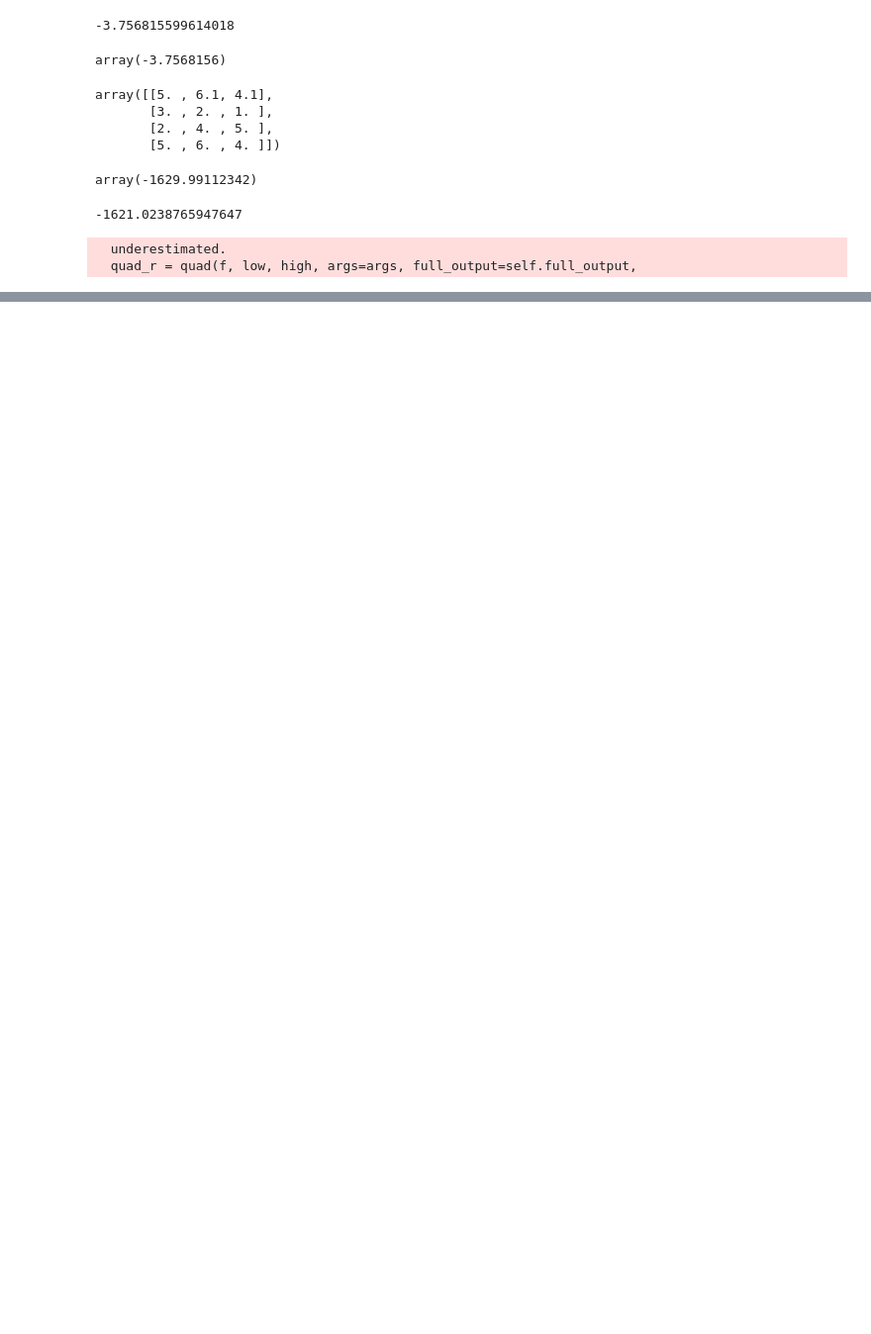
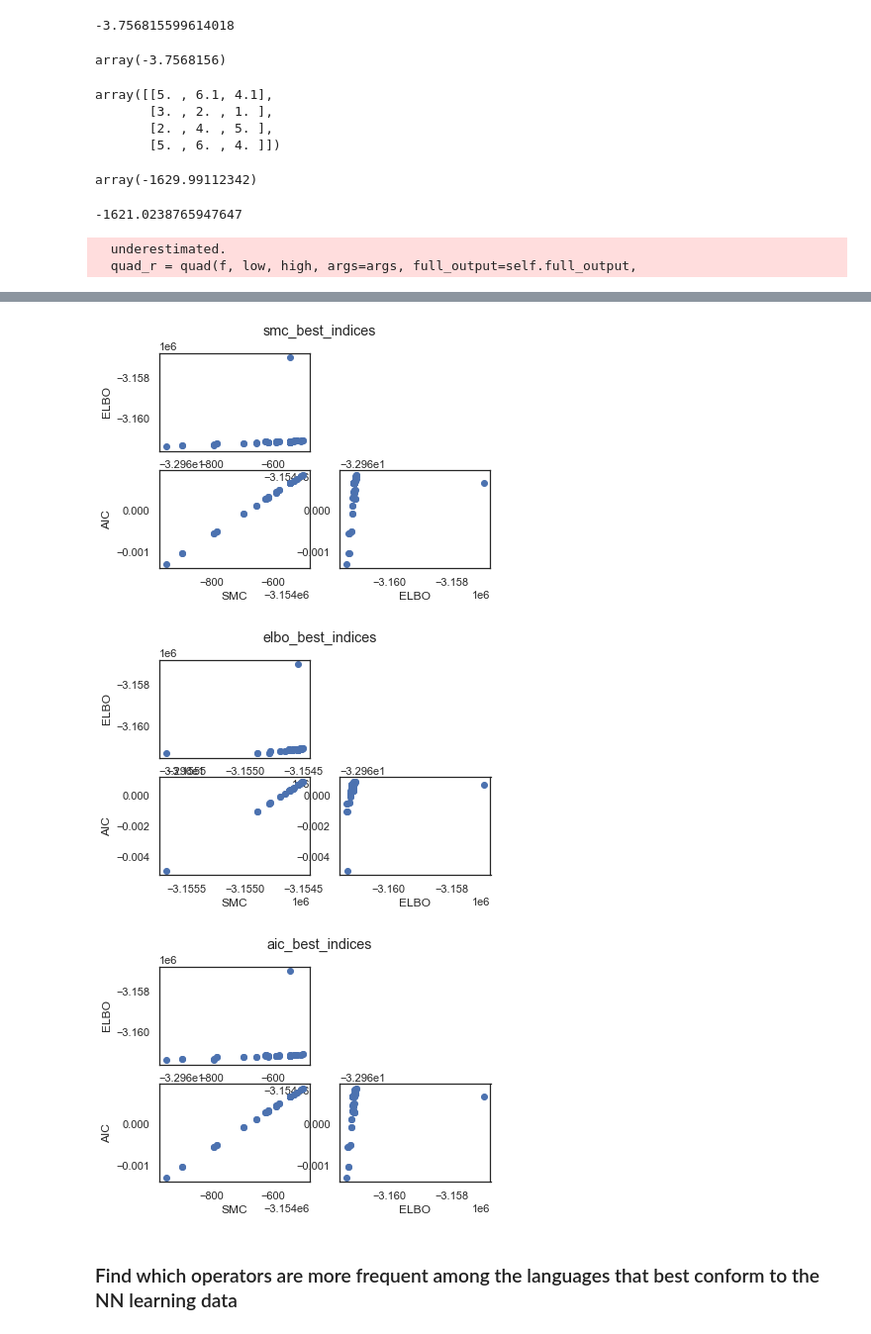
Before and after one commit to thelogicalgrammar/inferringLoT, a Jupyter notebook: NeuralNetworksLoT/bayesianModel/rapid_tests.ipynb, the cells around one changed output, grey strips where cells are left out. Shown at 99% size. Saved outputs shown, nothing was run; the diff lists cells and outputs as text; code cells hidden in the pictures; blank space fills up the shorter version.

```diff
--- a/bayesianModel/rapid_tests.ipynb
+++ b/NeuralNetworksLoT/bayesianModel/rapid_tests.ipynb
@@ -622,0 +509,4 @@ freq_reg = analysis.run_frequentist_regression()
+# %%
+smc_best_indices = np.argsort(loglik_smc)[:-50:-1]
+elbo_best_indices = np.argsort(elbos_list)[:-50:-1]
+aic_best_indices = np.argsort(AICs)[:-50:-1]
@@ -622,0 +527,42 @@ freq_reg = analysis.run_frequentist_regression()
+# %%
+loop_list = zip(
+    [smc_best_indices, elbo_best_indices, aic_best_indices],
+    ['smc_best_indices', 'elbo_best_indices', 'aic_best_indices']
+)
+for best_indices, name in loop_list:
+
+    fig, axes = plt.subplots(2,2)
+
+    axes[0,0].scatter(
+        loglik_smc[best_indices],
+        np.array(elbos_list)[best_indices],
+    #     s=0.2
+    )
+    axes[1,1].scatter(
+        np.array(elbos_list)[best_indices],
+        np.array(AICs)[best_indices],
+    #     s=0.2
+    )
+    axes[1,0].scatter(
+        loglik_smc[best_indices],
+        np.array(AICs)[best_indices],
+    #     s=0.2
+    )
+
+    axes[1,0].set_xlabel('SMC')
+    axes[0,0].set_ylabel('ELBO')
+    axes[1,0].set_ylabel('AIC')
+    axes[1,1].set_xlabel('ELBO')
+
+    sns.despine(ax=axes[0,1], left=True, bottom=True)
+    axes[0,1].set_xticks([])
+    axes[0,1].set_yticks([])
+
+    fig.suptitle(name)
+    plt.show()
+# %% [output]
+[figure, added]
+[figure, added]
+[figure, added]
+# %% [markdown]
+### Find which operators are more frequent among the languages that best conform to the NN learning data
```
Also changed, not shown: parts of 71 cells of this notebook, 26 other files.
